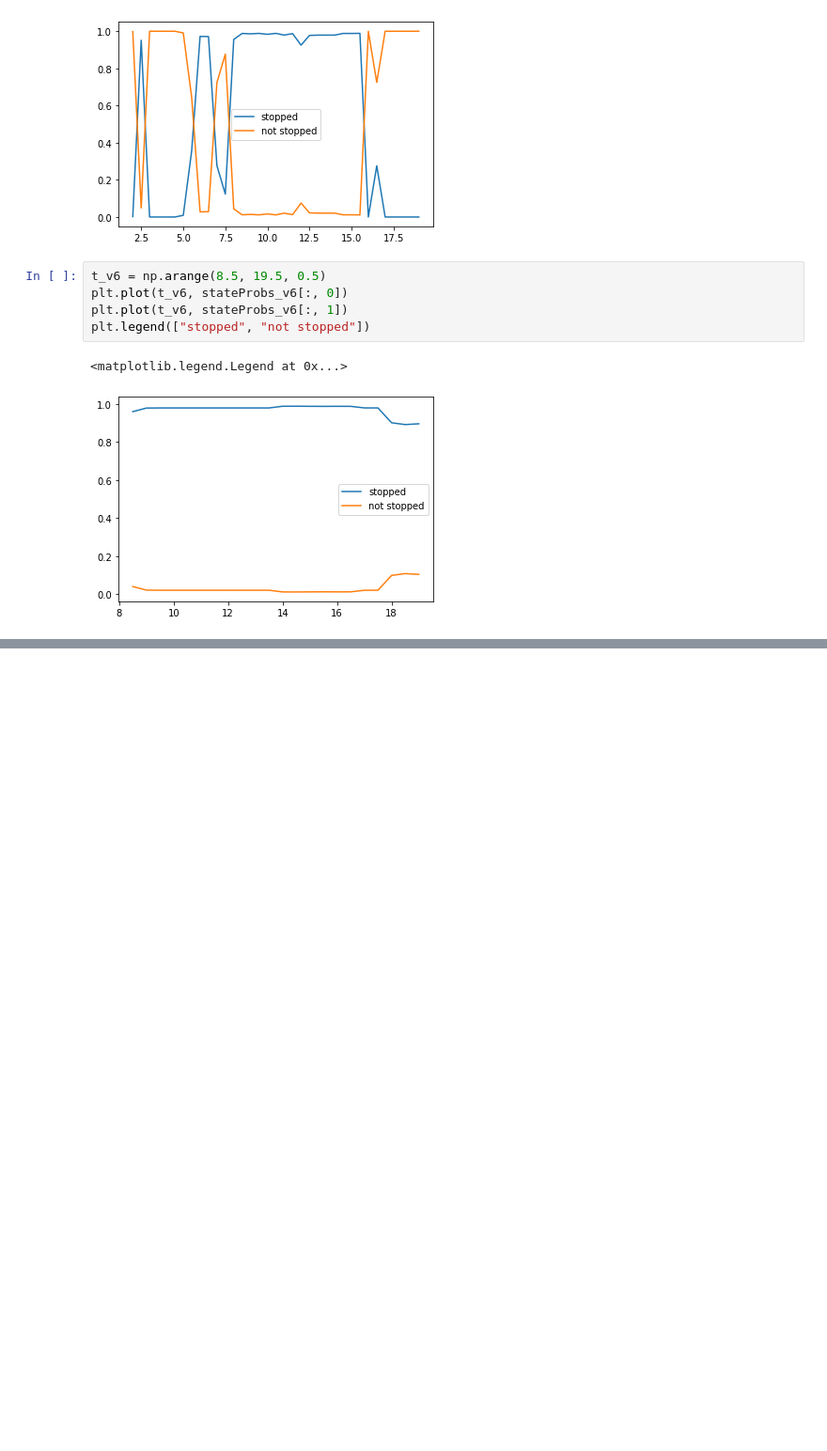
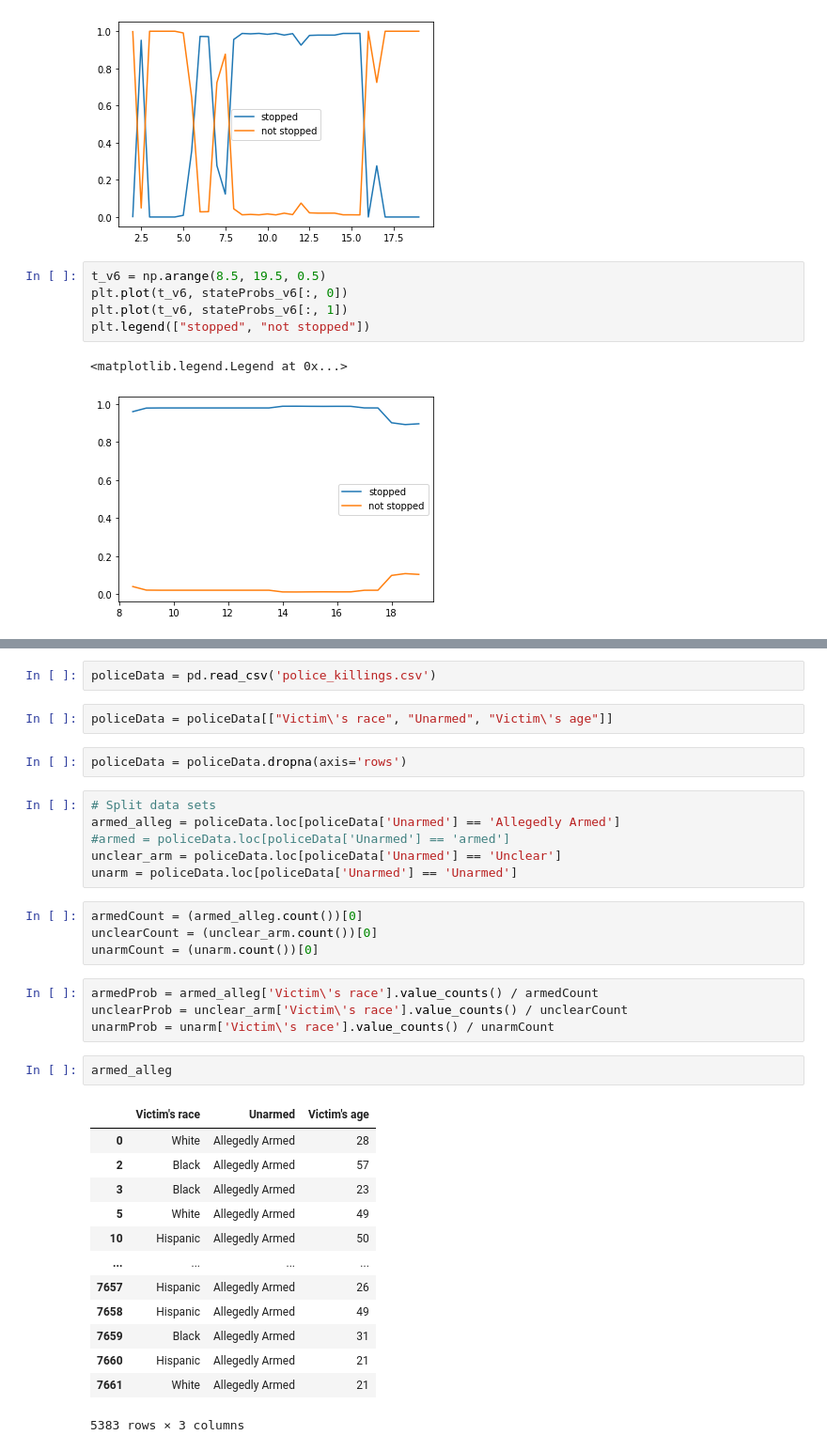
Before and after one commit to clylau/E205_HW2, a Jupyter notebook: hw2.ipynb, the cells around one changed output, grey strips where cells are left out. Shown at 94% size. Drawn from its saved outputs; the diff is of its cells as text; blank space fills up the shorter version.

Commit message:
Updated for police killings problem

```diff
--- a/hw2.ipynb
+++ b/hw2.ipynb
@@ -631,0 +642,36 @@ plt.legend(["stopped", "not stopped"])
+# %%
+policeData = pd.read_csv('police_killings.csv')
+# %%
+policeData = policeData[["Victim\'s race", "Unarmed", "Victim\'s age"]]
+# %%
+policeData = policeData.dropna(axis='rows')
+# %%
+# Split data sets
+armed_alleg = policeData.loc[policeData['Unarmed'] == 'Allegedly Armed']
+#armed = policeData.loc[policeData['Unarmed'] == 'armed']
+unclear_arm = policeData.loc[policeData['Unarmed'] == 'Unclear']
+unarm = policeData.loc[policeData['Unarmed'] == 'Unarmed']
+# %%
+armedCount = (armed_alleg.count())[0]
+unclearCount = (unclear_arm.count())[0]
+unarmCount = (unarm.count())[0]
+# %%
+armedProb = armed_alleg['Victim\'s race'].value_counts() / armedCount
+unclearProb = unclear_arm['Victim\'s race'].value_counts() / unclearCount
+unarmProb = unarm['Victim\'s race'].value_counts() / unarmCount
+# %%
+armed_alleg
+# %% [output]
+|  | Victim's race | Unarmed | Victim's age |
+| 0 | White | Allegedly Armed | 28 |
+| 2 | Black | Allegedly Armed | 57 |
+| 3 | Black | Allegedly Armed | 23 |
+| 5 | White | Allegedly Armed | 49 |
+| 10 | Hispanic | Allegedly Armed | 50 |
+| ... | ... | ... | ... |
+| 7657 | Hispanic | Allegedly Armed | 26 |
+| 7658 | Hispanic | Allegedly Armed | 49 |
+| 7659 | Black | Allegedly Armed | 31 |
+| 7660 | Hispanic | Allegedly Armed | 21 |
+| 7661 | White | Allegedly Armed | 21 |
+5383 rows × 3 columns
```
Also changed, not shown: parts of 8 cells of this notebook, 1 other file.
